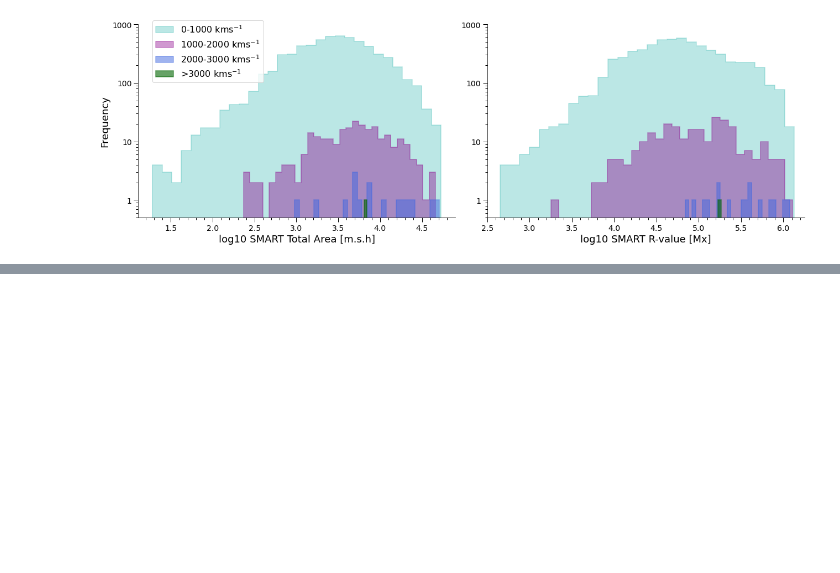
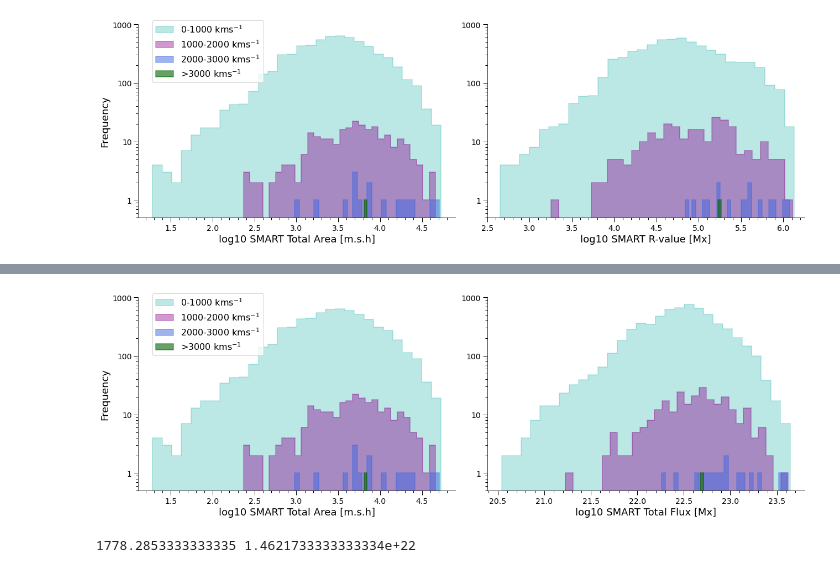
Before and after one commit to peterbreslin/ss_project, a Jupyter notebook: plots/step_histograms.ipynb, the cells around one changed output, grey strips where cells are left out. Cells and saved outputs as stored; diff of their text form; code cells hidden in the pictures; blank space fills up the shorter version.

Commit message:
Added function to split up GOES flux

```diff
--- a/plots/step_histograms.ipynb
+++ b/plots/step_histograms.ipynb
@@ -222,3 +337,78 @@ plt.show()
+# %%
+# Plotting CME step-hists
+fig1, (ax1, ax2) = plt.subplots(1, 2, figsize=(18, 6), sharey='row', facecolor='white')
+fig1.subplots_adjust(wspace=0.15)
+
+# Sunspot area with relation to CME speed
+na, ba, pa = ax1.hist(np.log10(s1.smart_total_area), 30, histtype='stepfilled',
+                         ec='lightseagreen', fc='lightseagreen', lw=1.5, alpha=0.3, label='0-1000 kms$^{-1}$')
+nb, bb, pb = ax1.hist(np.log10(s2.smart_total_area), 30, histtype='stepfilled',
+                         ec='darkmagenta', fc='darkmagenta', lw=1.5, alpha=0.4, label='1000-2000 kms$^{-1}$')
+nc, bc, pc = ax1.hist(np.log10(s3.smart_total_area), 30, histtype='stepfilled',
+                         ec='royalblue', fc='royalblue', lw=1.5, alpha=0.5, label='2000-3000 kms$^{-1}$')
+nm, bm, pm = ax1.hist(np.log10(s4.smart_total_area), 30, histtype='stepfilled',
+                         ec='darkgreen', fc='darkgreen', lw=1.5, alpha=0.6, label='>3000 kms$^{-1}$')
+
+ax1.set_yscale('log')
+ax1.set_ylim([0.5,1000])
+ax1.set_yticks([1, 10, 100, 1000])
+ax1.set_yticklabels(['1', '10', '100', '1000'])
+
+ax1.set_xlabel('log10 SMART Total Area [m.s.h]', fontsize=18)
+ax1.set_ylabel('Frequency', fontsize=18)
+ax1.legend(loc=[0.045,0.70], fontsize=16)
+
+plt.setp(ax1.get_xticklabels(), fontsize=14)
+plt.setp(ax1.get_yticklabels(), fontsize=14)
+
+ax1.xaxis.set_minor_locator(MultipleLocator(0.1))
+ax1.tick_params(axis='both', length=8, top=False, right=False, direction='out', width=1)
+ax1.tick_params(axis='both', length=4, top=False, right=False, direction='out', which='minor', width=1)
+ax1.spines['right'].set_visible(False)
+ax1.spines['top'].set_visible(False)
+
+
+# R-value with relation to CME speed
+na, ba, pa = ax2.hist(np.log10(s1.smart_total_flux), 30, histtype='stepfilled',
+                         ec='lightseagreen', fc='lightseagreen', lw=1.5, alpha=0.3, label='0-1000 kms$^{-1}$')
+nb, bb, pb = ax2.hist(np.log10(s2.smart_total_flux), 30, histtype='stepfilled',
+                         ec='darkmagenta', fc='darkmagenta', lw=1.5, alpha=0.4, label='1000-2000 kms$^{-1}$')
+nc, bc, pc = ax2.hist(np.log10(s3.smart_total_flux), 30, histtype='stepfilled',
+                         ec='royalblue', fc='royalblue', lw=1.5, alpha=0.5, label='2000-3000 kms$^{-1}$')
+nm, bm, pm = ax2.hist(np.log10(s4.smart_total_flux), 30, histtype='stepfilled',
+                         ec='darkgreen', fc='darkgreen', lw=1.5, alpha=0.6, label='>3000 kms$^{-1}$')
+
+ax2.set_yscale('log')
+#ax2.set_xlim([2.5,6.25])
+ax2.set_ylim([0.5,1000])
+ax2.set_yticks([1, 10, 100, 1000])
+ax2.set_yticklabels(['1', '10', '100', '1000'])
+
+ax2.set_xlabel('log10 SMART Total Flux [Mx]', fontsize=18)
+#ax2.legend(loc=[0.05,0.70], fontsize=16)
+
+ax2.yaxis.set_tick_params(labelleft=True)
+plt.setp(ax2.get_xticklabels(), fontsize=14)
+plt.setp(ax2.get_yticklabels(), fontsize=14)
+
+ax2.xaxis.set_minor_locator(MultipleLocator(0.1))
+ax2.tick_params(axis='both', length=8, top=False, right=False, direction='out', width=1)
+ax2.tick_params(axis='both', length=4, top=False, right=False, direction='out', which='minor', width=1)
+ax2.spines['right'].set_visible(False)
+ax2.spines['top'].set_visible(False)
+
+plt.tight_layout()
+#plt.savefig('speed_step_flux.png', dpi=300, bbox_inches='tight', pad_inches=0.1)
+plt.show()
+# %% [output]
+[figure, added]
+# %%
+b1 = (max(s1.smart_total_area) - min(s1.smart_total_area))/30
+b2 = (max(s1.smart_total_flux) - min(s1.smart_total_flux))/30
+
+print(b1,b2)
+# %% [output]
+1778.2853333333335 1.4621733333333334e+22
 # %%
 # Plotting flare step-hists
 fig2, ((ax3, ax4), (ax5, ax6)) = plt.subplots(2, 2, figsize=(18, 12), sharey='row', facecolor='white')
```
Also changed, not shown: parts of 7 cells of this notebook, 1 other file.
